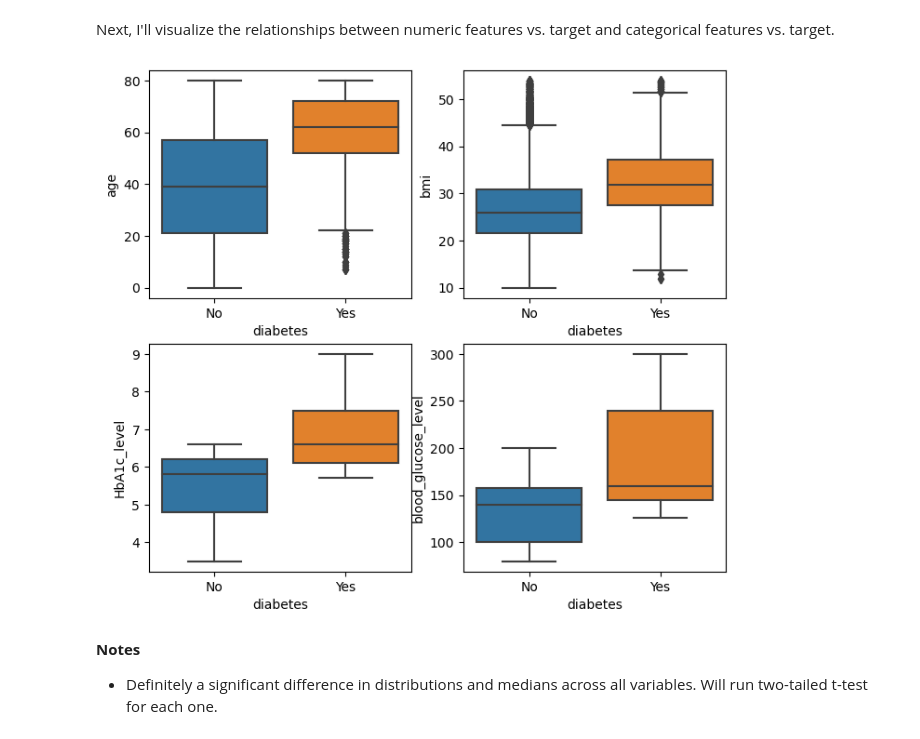
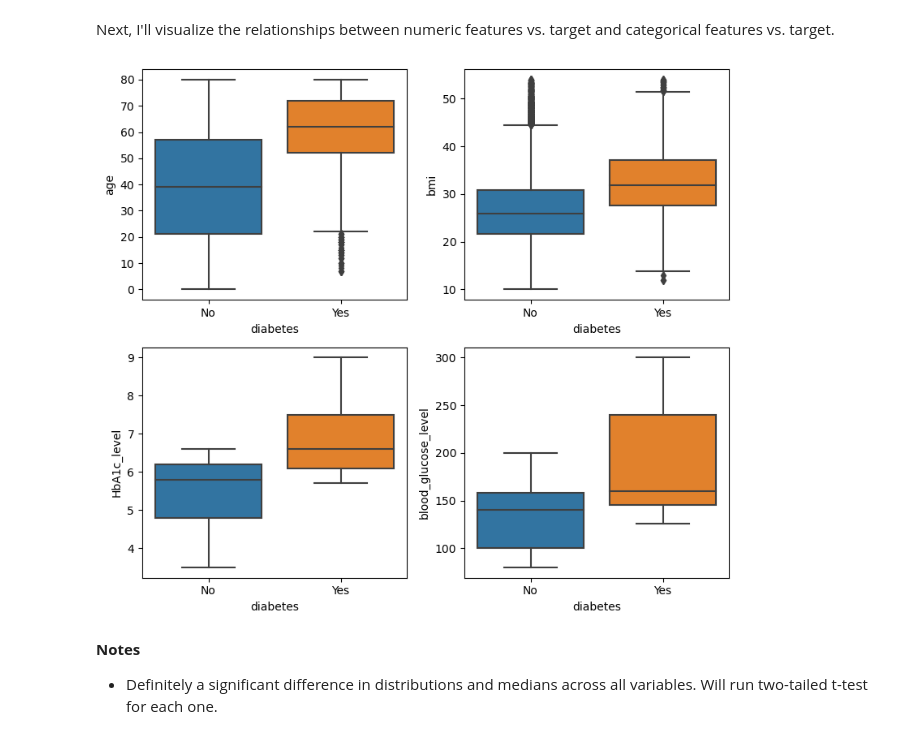
Before and after one commit to wilson-velasco/diabetes-project, a Jupyter notebook: final-project.ipynb, the cells around one changed output. Cells and saved outputs as stored; diff of their text form; code cells hidden in the pictures.

```diff
--- a/final-project.ipynb
+++ b/final-project.ipynb
@@ -250,14 +250,15 @@ Next, I'll visualize the relationships between numeric features vs. target and c
 # %%
 #Numeric against Target Variable
 
 plt.figure(figsize=(8,7))
 for i, col in enumerate(train[['age', 'bmi', 'HbA1c_level', 'blood_glucose_level', 'diabetes']]):
     if col != 'diabetes':
         plt.subplot(2,2,(i+1))
         sns.boxplot(data=train, x='diabetes', y=col).set_xticklabels(labels=['No', 'Yes'])
+plt.tight_layout()
 plt.show()
 # %% [output]
-[figure, old version]
+[figure, new version]
 # %% [markdown]
 **Notes**
 
```
Also changed, not shown: parts of 1 cell of this notebook, 3 other files.
